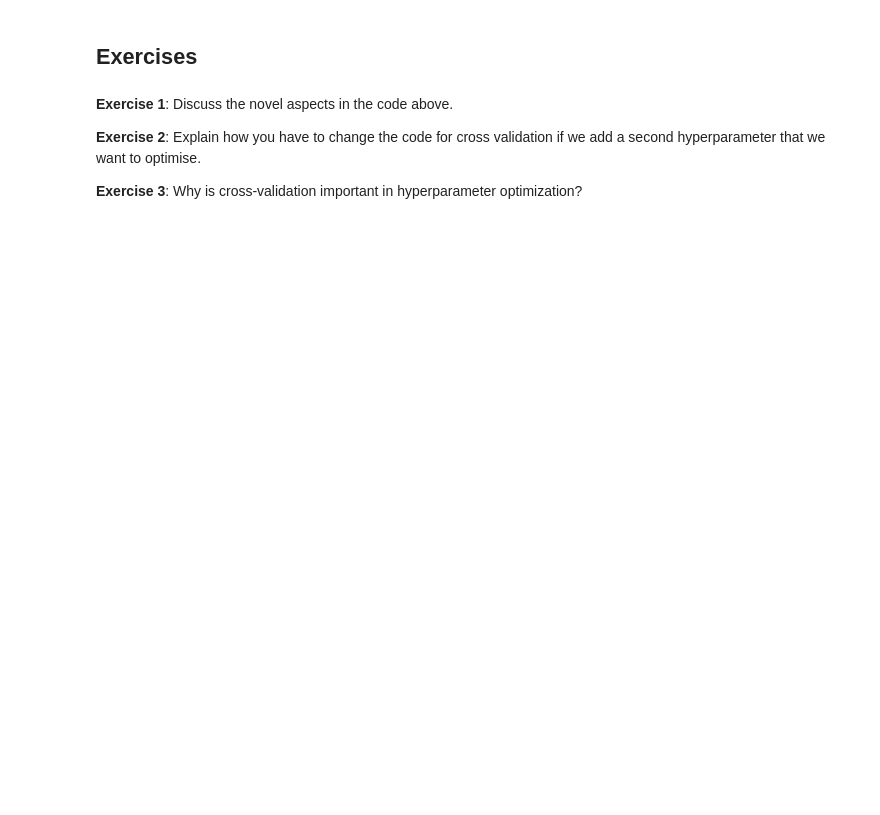
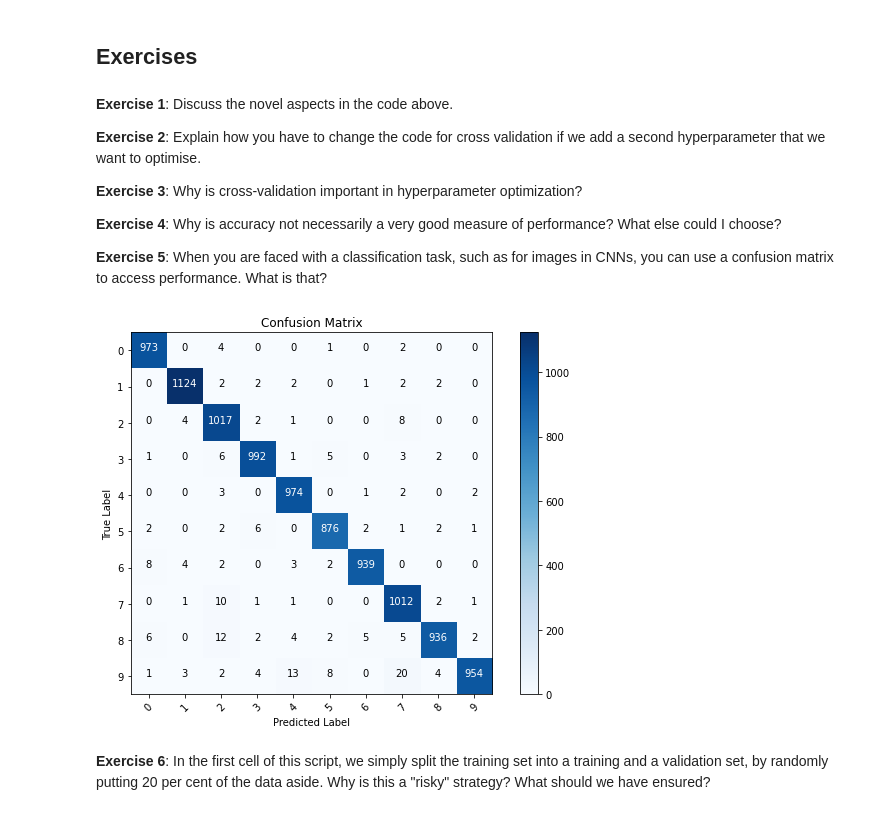
Before and after one commit to ImperialCollegeLondon/RCDS-Deep-Learning-CNN, a Jupyter notebook: NOTEBOOKS/3.1 Optimisation and training.ipynb, the cells around one changed output. Cells and saved outputs as stored; diff of their text form; code cells hidden in the pictures; blank space fills up the shorter version.

```diff
--- a/NOTEBOOKS/3.1 Optimisation and training.ipynb
+++ b/NOTEBOOKS/3.1 Optimisation and training.ipynb
@@ -166,7 +178,7 @@ X_tensor, y_tensor = torch.tensor(X_np, dtype=torch.float32), torch.tensor(y_np,
 num_epochs = 100
 
 # Initialize the linear regression model
-model = LinearRegressionModel()
+model1 = LinearRegressionModel()
 
 # Loss function
 criterion = nn.MSELoss()
@@ -194,7 +206,7 @@ best_loss = float('inf')
 # Now we lopp over the learning rates.
 for lr in learning_rates:
     # Initialize the model for each learning rate
-    model = LinearRegressionModel()
+    model1 = LinearRegressionModel()
 
     all_val_losses = []
     # Training loop with cross-validation
@@ -214,14 +226,14 @@ for lr in learning_rates:
         val_loader = DataLoader(val_dataset, batch_size=16, shuffle=False)
 
         # We reset the learning rate in the optimiser
-        optimizer = torch.optim.SGD(model.parameters(), lr=lr)
+        optimizer = torch.optim.SGD(model1.parameters(), lr=lr)
 
         # Now we are ready for training
         for epoch in range(num_epochs):
-            model.train()
+            model1.train()
             for inputs, labels in train_loader:
                 optimizer.zero_grad()
-                outputs = model(inputs)
+                outputs = model1(inputs)
                 loss = criterion(outputs, labels)
                 loss.backward()
                 optimizer.step()
@@ -229,9 +241,9 @@ for lr in learning_rates:
         # We go through the batches in the validation set
         val_losses = []
         for inputs, labels in val_loader:
-            model.eval()
+            model1.eval()
             with torch.no_grad():
-                val_loss = criterion(model(inputs), labels)
+                val_loss = criterion(model1(inputs), labels)
             val_losses.append(val_loss.item())
 
         # Average validation loss for the current fold
@@ -297,3 +319,60 @@ plt.show()
 **Exercise 2**: Explain how you have to change the code for cross validation if we add a second hyperparameter that we want to optimise.
 
 **Exercise 3**: Why is cross-validation important in hyperparameter optimization?
+
+**Exercise 4**: Why is accuracy not necessarily a very good measure of performance? What else could I choose?
+
+**Exercise 5**: When you are faced with a classification task, such as for images in CNNs, you can use a confusion matrix to access performance. What is that?
+# %%
+from sklearn.metrics import confusion_matrix
+import itertools  # Add this import
+
+with torch.no_grad():
+    all_labels = []
+    all_preds = []
+
+    for inputs, labels in test_loader:
+        outputs = model(inputs)
+        _, predicted = torch.max(outputs, 1)
+
+        all_labels.extend(labels.cpu().numpy())
+        all_preds.extend(predicted.cpu().numpy())
+
+cm = confusion_matrix(all_labels, all_preds)
+
+# Function to plot confusion matrix
+def plot_confusion_matrix(y_true, y_pred, classes, title='Confusion Matrix', cmap=plt.cm.Blues):
+    cm = confusion_matrix(y_true, y_pred)
+
+    # Plot the confusion matrix as a heatmap
+    plt.figure(figsize=(8, 6))
+    plt.imshow(cm, interpolation='nearest', cmap=cmap)
+    plt.title(title)
+    plt.colorbar()
+
+    tick_marks = np.arange(len(classes))
+    plt.xticks(tick_marks, classes, rotation=45)
+    plt.yticks(tick_marks, classes)
+
+    plt.xlabel('Predicted Label')
+    plt.ylabel('True Label')
+
+    fmt = 'd'
+    thresh = cm.max() / 2.
+
+    for i, j in itertools.product(range(cm.shape[0]), range(cm.shape[1])):
+        plt.text(j, i, format(cm[i, j], fmt),
+                 horizontalalignment="center",
+                 color="white" if cm[i, j] > thresh else "black")
+
+    plt.tight_layout()
+    plt.show()
+
+# List of class names for MNIST (digits 0-9)
+class_names = [str(i) for i in range(10)]
+
+plot_confusion_matrix(all_labels, all_preds, classes=class_names, title='Confusion Matrix')
+# %% [output]
+[figure, added]
+# %% [markdown]
+**Exercise 6**: In the first cell of this script, we simply split the training set into a training and a validation set, by randomly putting 20 per cent of the data aside. Why is this a "risky" strategy? What should we have ensured?
```
Also changed, not shown: parts of 5 cells of this notebook, 10 other files.
